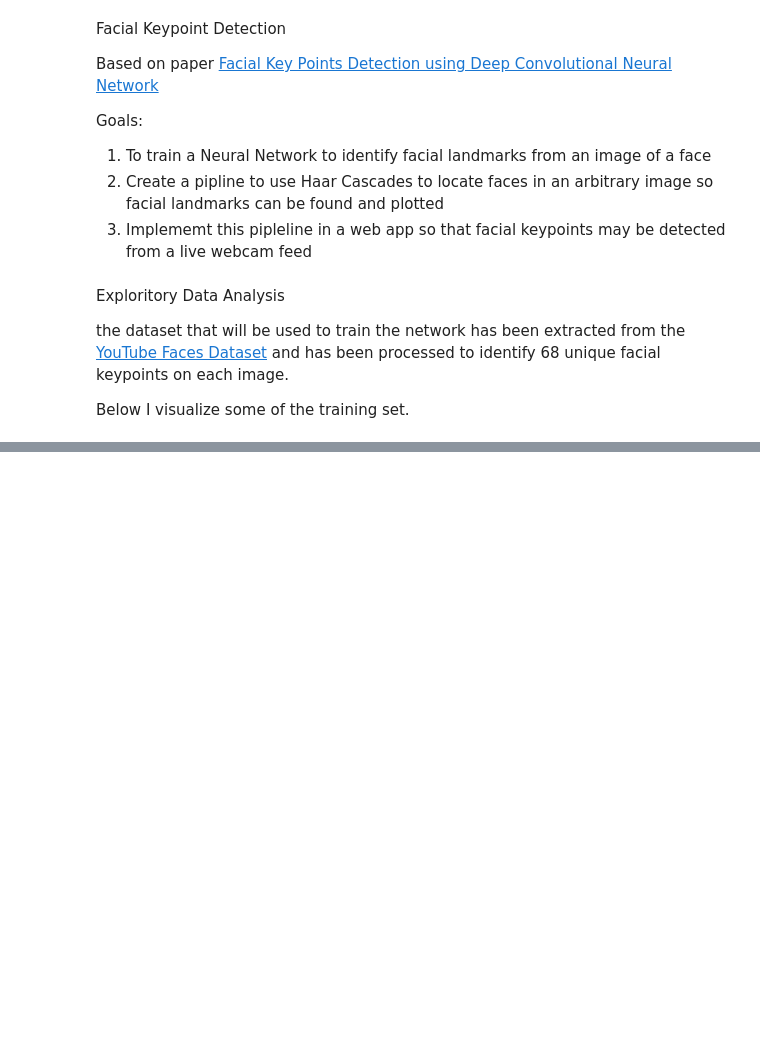
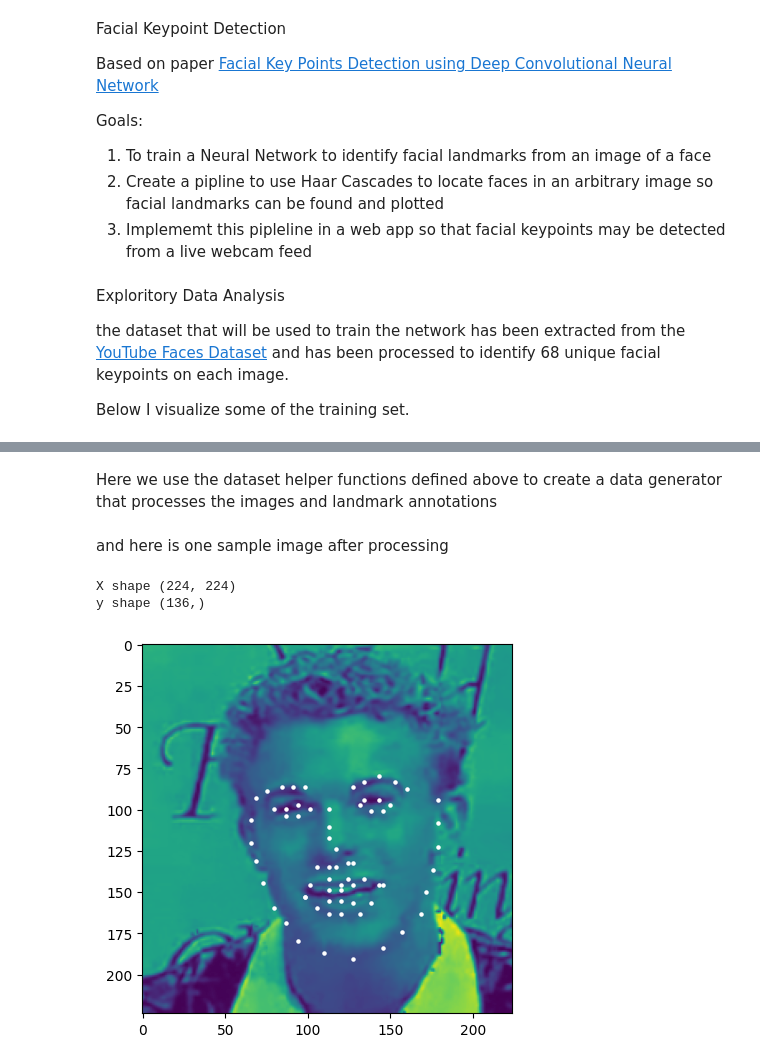
Before and after one commit to dylanlrrb/dylanlrrb.github.io, a Jupyter notebook: portfolio/facial_keypoints/notebook.ipynb, the cells around one changed output, grey strips where cells are left out. Cells and saved outputs as stored; diff of their text form; code cells hidden in the pictures; blank space fills up the shorter version.

```diff
--- a/portfolio/facial_keypoints/notebook.ipynb
+++ b/portfolio/facial_keypoints/notebook.ipynb
@@ -67,0 +171,21 @@ plt.show()
+# %% [markdown]
+Here we use the dataset helper functions defined above to create a data generator that processes the images and landmark annotations
+# %%
+train_gen = dataGenerator('data/training_frames_keypoints.csv', 'data/training', (224,224), 1, True)
+
+train_ds = to_tf_dataset(train_gen, 1, (224,224), (136,))
+# %% [markdown]
+and here is one sample image after processing
+# %%
+X_batch, y_batch = next(train_ds.take(1).as_numpy_iterator())
+print('X shape', X_batch[0].shape)
+print('y shape', y_batch[0].shape)
+
+plt.imshow(X_batch[0])
+key_pts = ((y_batch[0] + 1) * 112).reshape(-1, 2)
+plt.scatter(key_pts[:, 0], key_pts[:, 1], s=20, marker='.', c='w')
+plt.show()
+# %% [output]
+X shape (224, 224)
+y shape (136,)
+[figure, added]
```
Also changed, not shown: parts of 8 cells of this notebook, 10 other files.
